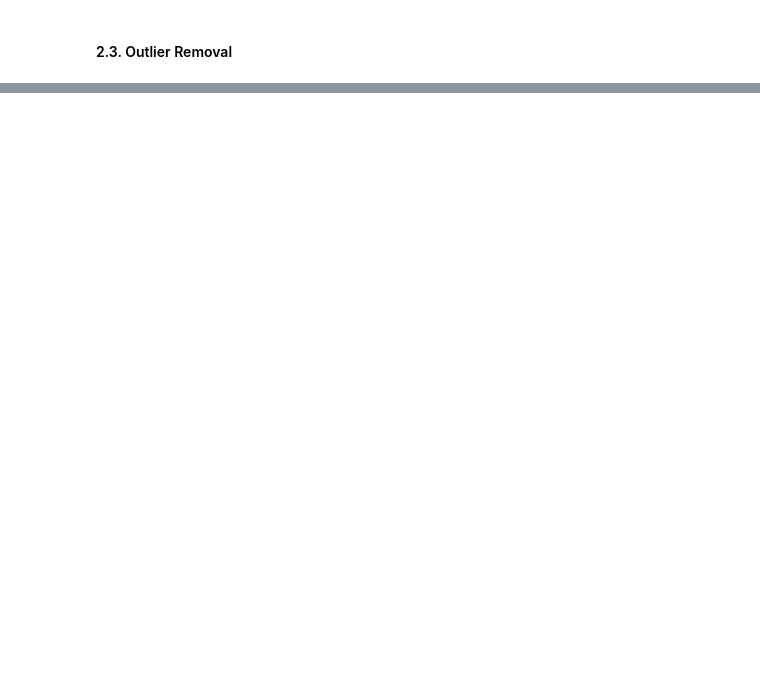
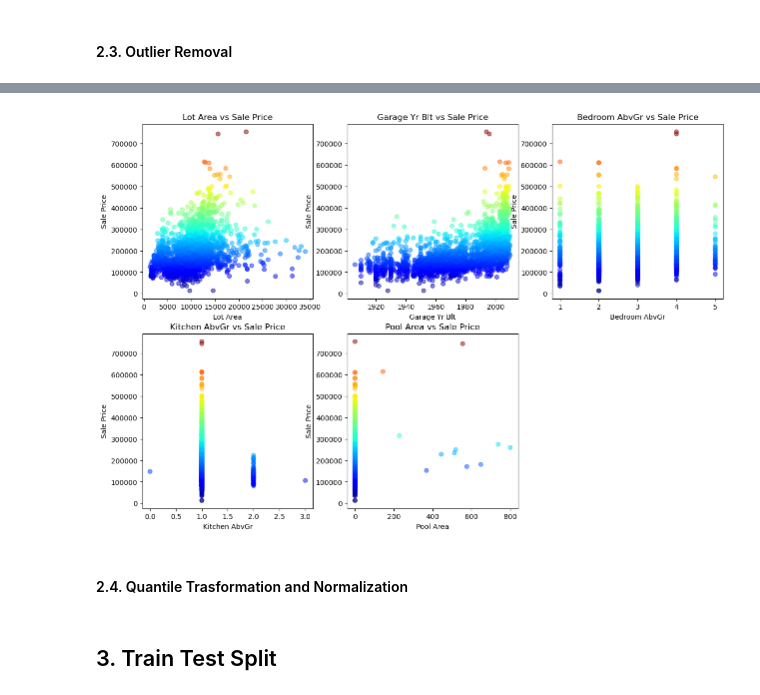
Before and after one commit to YohanAbeysinghe/EN4573-Pattern-Recognition-and-Machine-Intelligence, a Jupyter notebook: Assignment 1/main.ipynb, the cells around one changed output, grey strips where cells are left out. Drawn from its saved outputs; the diff is of its cells as text; code cells hidden in the pictures; blank space fills up the shorter version.

```diff
--- a/Assignment 1/main.ipynb
+++ b/Assignment 1/main.ipynb
@@ -82,2 +75,22 @@ plt.show()
 # %% [markdown]
 #### 2.3. Outlier Removal
+# %%
+def outlier_remove(data_set, feature, threshold=3):
+  '''
+  data_set  - The Used Dataset. Ex- cleanData, data
+  feature   - The feature on which outliers are detected
+  threshold - No. of stardard deviations considered to the either side of the mean of features.
+  '''
+
+  # Mean and standard deviation of the target variable
+  mean_ = data_set[feature].mean()
+  std_ = data_set[feature].std()
+
+  # lowe and upper bounds according to the threshold.
+  lowerBound = mean_ - (threshold * std_)
+  upperBound = mean_ + (threshold * std_)
+
+  # Filter data to remove outliers
+  data_set = data_set[data_set[feature] >= lowerBound]
+  data_filtered = data_set[data_set[feature] <= upperBound]
+  return(data_filtered)
@@ -83,0 +101,24 @@ plt.show()
+# %%
+filteredData = cleanData
+
+for featur in ['Lot Area', 'Garage Yr Blt', 'Bedroom AbvGr']:
+  filteredData =   outlier_remove(filteredData,featur,3)
+# %%
+# Extract features and target variable from filtered data
+X_filt = filteredData[features].to_numpy()
+y_filt = filteredData[target].to_numpy()
+# %%
+# Plot features vs sale price for the training set
+plt.figure(figsize=(15, 10))
+
+# Plot each feature against the sale price
+for i, feature in enumerate(features):
+    plt.subplot(2, 3, i + 1)
+    plt.scatter(X_filt[:,i], y_filt, alpha=0.5, c=y_filt, cmap='jet')
+    plt.xlabel(feature)
+    plt.ylabel('Sale Price')
+    plt.title('{} vs Sale Price'.format(feature))
+# %% [output]
+[figure, added]
+# %% [markdown]
+#### 2.4. Quantile Trasformation and Normalization
@@ -83,0 +130,2 @@ plt.show()
+# %% [markdown]
+## 3. Train Test Split
```
Also changed, not shown: parts of 15 cells of this notebook, 1 other file.
